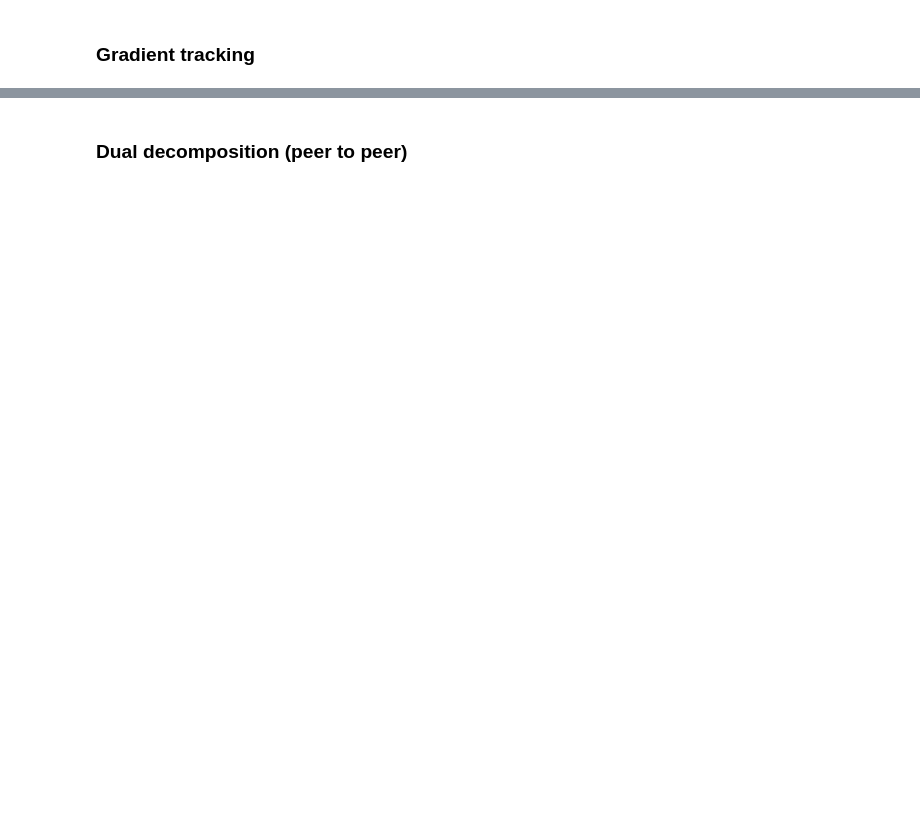
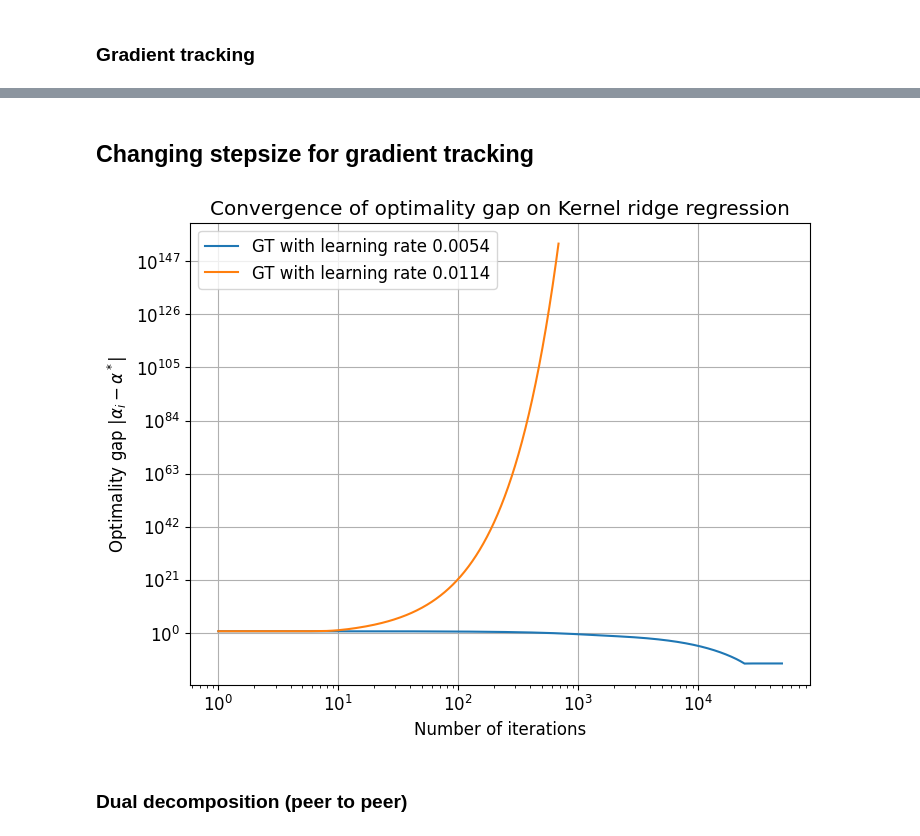
Before and after one commit to Loris-Manganelli/projet-cooperative-optimisation, a Jupyter notebook: Notebook.ipynb, the cells around one changed output, grey strips where cells are left out. Saved outputs shown, nothing was run; the diff lists cells and outputs as text; code cells hidden in the pictures; blank space fills up the shorter version.

```diff
--- a/Notebook.ipynb
+++ b/Notebook.ipynb
@@ -68,3 +81,14 @@ make_gap_graph(alpha, {'GT': alpha_gt},pdf=False)
+# %% [markdown]
+## Changing stepsize for gradient tracking
+# %%
+alphaDict_GT={}
+for i in [1/L-5E-3,1/L+1E-3]:
+    key="GT with learning rate "+str(np.round(i,4))
+    alpha_gt = GT(alpha_0, K_a, K_mm, y_a, W, sigma=sigma, nu=nu, max_iter=n_iter, lr=i)
+    alphaDict_GT[key] = alpha_gt
+make_gap_graph(alpha, alphaDict_GT)
+# %% [output]
+[figure, added]
 # %% [markdown]
 ### Dual decomposition (peer to peer)
 # %%
```
Also changed, not shown: parts of 10 cells of this notebook, 2 other files.
